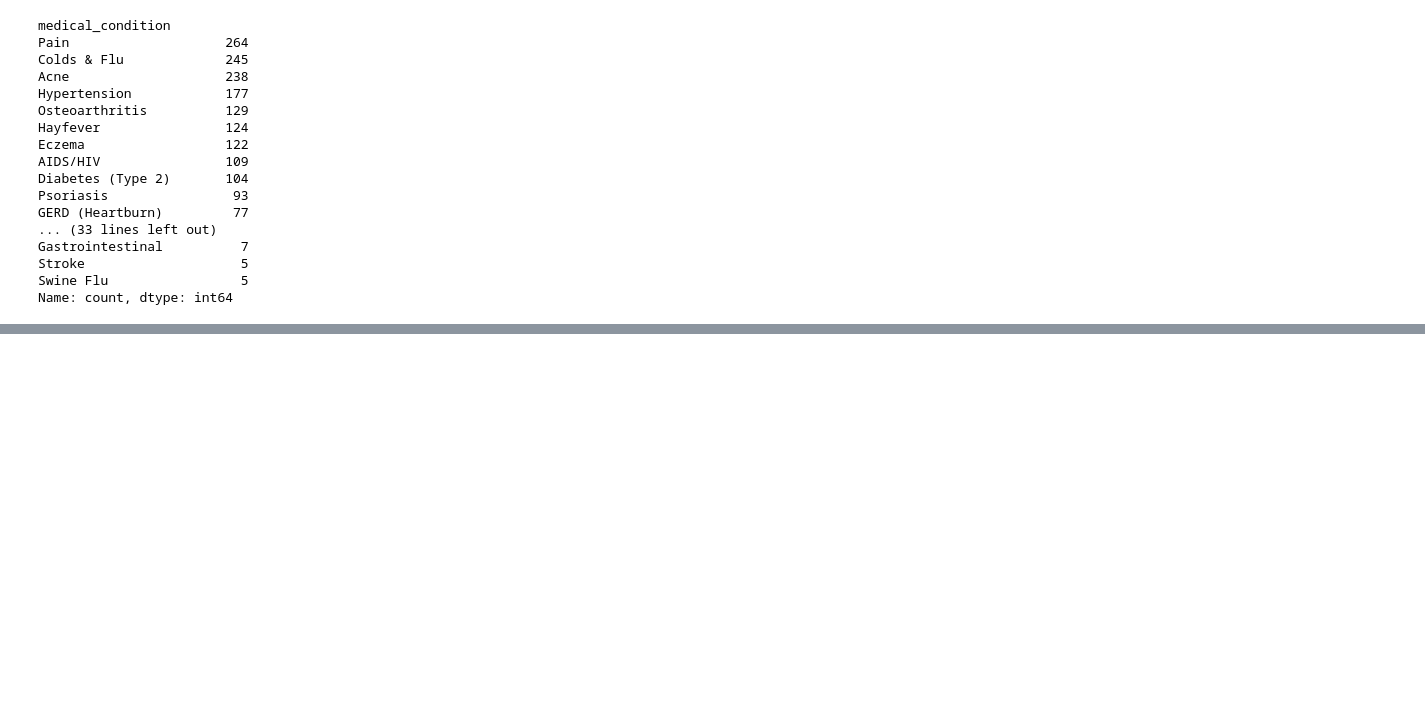
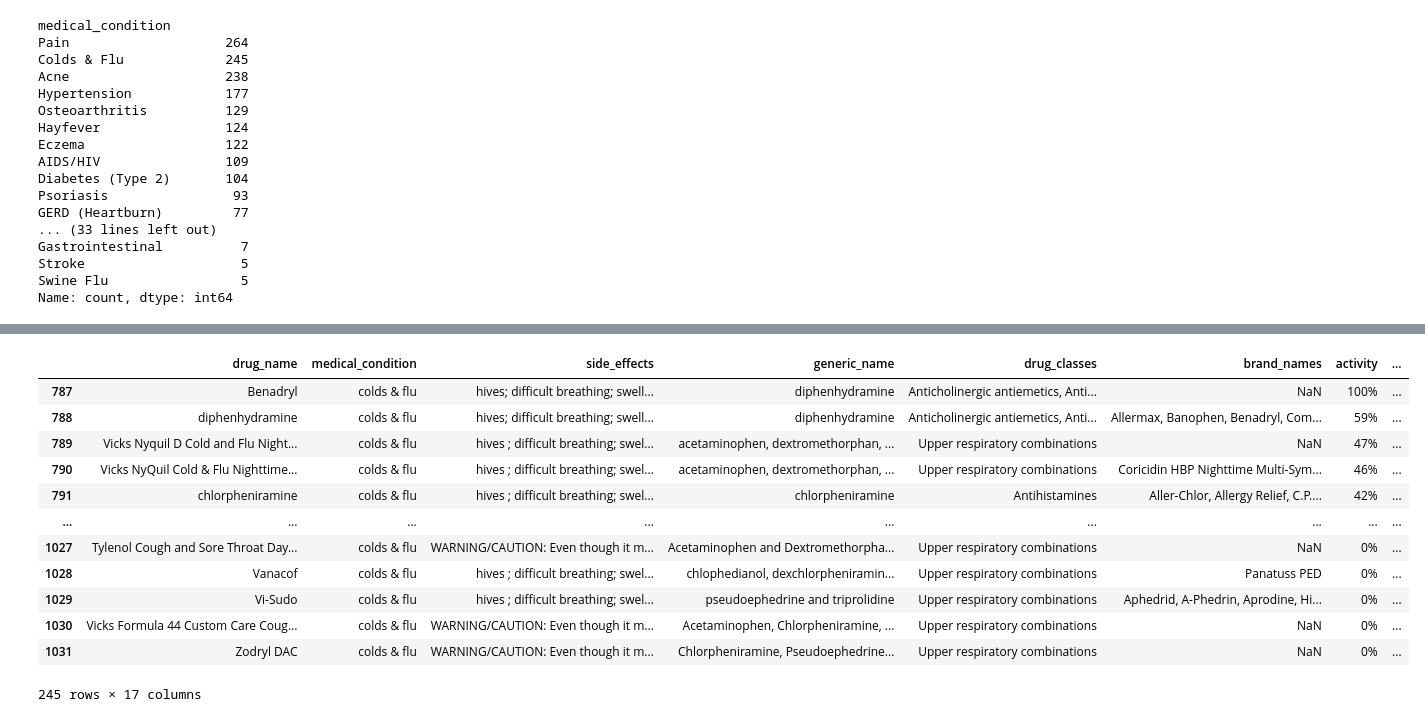
Before and after one commit to sanz47/MedicationSideEffects, a Jupyter notebook: Prescription.ipynb, the cells around one changed output, grey strips where cells are left out. Saved outputs shown, nothing was run; the diff lists cells and outputs as text; code cells hidden in the pictures; blank space fills up the shorter version.

Commit message:
take input & check drugs, side effects, interactions, etc.

```diff
--- a/Prescription.ipynb
+++ b/Prescription.ipynb
@@ -50,0 +88,2 @@ Name: count, dtype: int64
+# %%
+dataset['medical_condition']=dataset['medical_condition'].str.lower()
@@ -50,0 +115,2 @@ Name: count, dtype: int64
+# %%
+user_input = input("Enter your problem: ")
@@ -50,0 +138,18 @@ Name: count, dtype: int64
+# %%
+info = dataset[dataset['medical_condition'] == user_input]
+# %%
+info
+# %% [output]
+|  | drug_name | medical_condition | side_effects | generic_name | drug_classes | brand_names | activity | ... |
+| 787 | Benadryl | colds & flu | hives; difficult breathing; swell... | diphenhydramine | Anticholinergic antiemetics, Anti... | NaN | 100% | ... |
+| 788 | diphenhydramine | colds & flu | hives; difficult breathing; swell... | diphenhydramine | Anticholinergic antiemetics, Anti... | Allermax, Banophen, Benadryl, Com... | 59% | ... |
+| 789 | Vicks Nyquil D Cold and Flu Night... | colds & flu | hives ; difficult breathing; swel... | acetaminophen, dextromethorphan, ... | Upper respiratory combinations | NaN | 47% | ... |
+| 790 | Vicks NyQuil Cold & Flu Nighttime... | colds & flu | hives ; difficult breathing; swel... | acetaminophen, dextromethorphan, ... | Upper respiratory combinations | Coricidin HBP Nighttime Multi-Sym... | 46% | ... |
+| 791 | chlorpheniramine | colds & flu | hives ; difficult breathing; swel... | chlorpheniramine | Antihistamines | Aller-Chlor, Allergy Relief, C.P.... | 42% | ... |
+| ... | ... | ... | ... | ... | ... | ... | ... | ... |
+| 1027 | Tylenol Cough and Sore Throat Day... | colds & flu | WARNING/CAUTION: Even though it m... | Acetaminophen and Dextromethorpha... | Upper respiratory combinations | NaN | 0% | ... |
+| 1028 | Vanacof | colds & flu | hives ; difficult breathing; swel... | chlophedianol, dexchlorpheniramin... | Upper respiratory combinations | Panatuss PED | 0% | ... |
+| 1029 | Vi-Sudo | colds & flu | hives ; difficult breathing; swel... | pseudoephedrine and triprolidine | Upper respiratory combinations | Aphedrid, A-Phedrin, Aprodine, Hi... | 0% | ... |
+| 1030 | Vicks Formula 44 Custom Care Coug... | colds & flu | WARNING/CAUTION: Even though it m... | Acetaminophen, Chlorpheniramine, ... | Upper respiratory combinations | NaN | 0% | ... |
+| 1031 | Zodryl DAC | colds & flu | WARNING/CAUTION: Even though it m... | Chlorpheniramine, Pseudoephedrine... | Upper respiratory combinations | NaN | 0% | ... |
+245 rows × 17 columns
```
Also changed, not shown: parts of 12 cells of this notebook.
